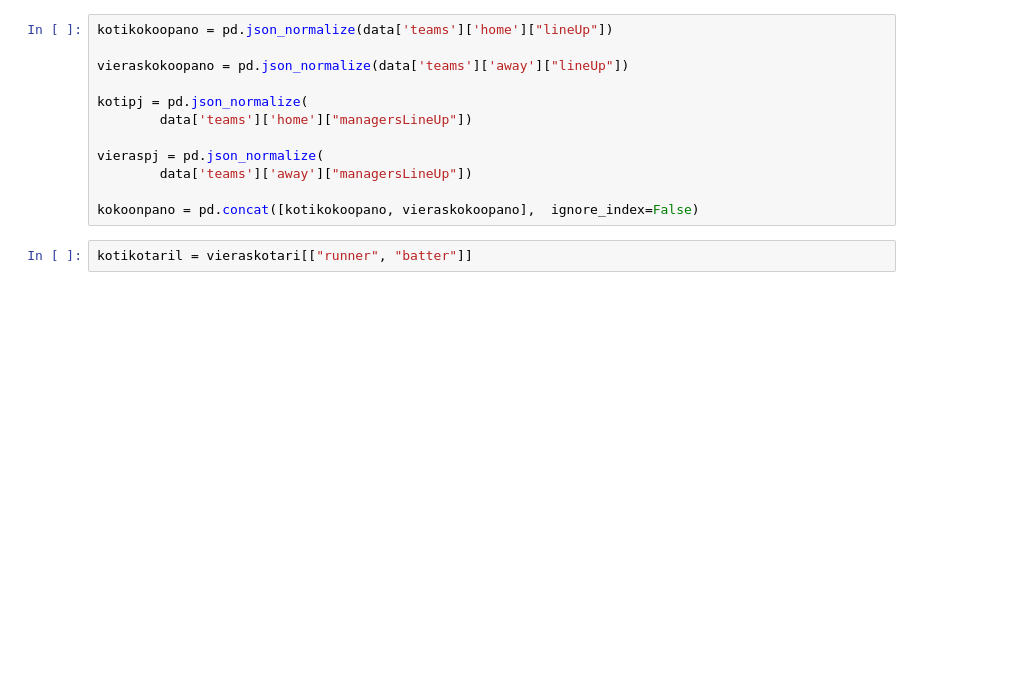
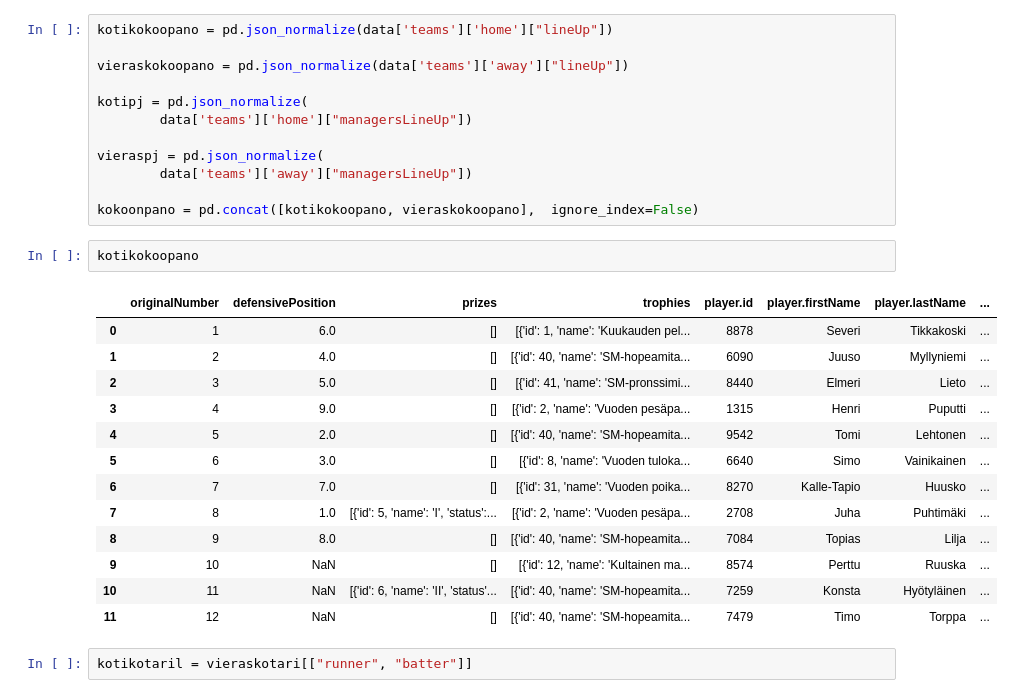
Before and after one commit to Ratizka/Pesistulokset-lisatiedot, a Jupyter notebook: src/testi.ipynb, the cells around one changed output. Cells and saved outputs as stored; diff of their text form; blank space fills up the shorter version.

```diff
--- a/src/testi.ipynb
+++ b/src/testi.ipynb
@@ -170,6 +170,22 @@ vieraspj = pd.json_normalize(
         data['teams']['away']["managersLineUp"])
 
 kokoonpano = pd.concat([kotikokoopano, vieraskokoopano],  ignore_index=False)
+# %%
+kotikokoopano
+# %% [output]
+|  | originalNumber | defensivePosition | prizes | trophies | player.id | player.firstName | player.lastName | ... |
+| 0 | 1 | 6.0 | [] | [{'id': 1, 'name': 'Kuukauden pel... | 8878 | Severi | Tikkakoski | ... |
+| 1 | 2 | 4.0 | [] | [{'id': 40, 'name': 'SM-hopeamita... | 6090 | Juuso | Myllyniemi | ... |
+| 2 | 3 | 5.0 | [] | [{'id': 41, 'name': 'SM-pronssimi... | 8440 | Elmeri | Lieto | ... |
+| 3 | 4 | 9.0 | [] | [{'id': 2, 'name': 'Vuoden pesäpa... | 1315 | Henri | Puputti | ... |
+| 4 | 5 | 2.0 | [] | [{'id': 40, 'name': 'SM-hopeamita... | 9542 | Tomi | Lehtonen | ... |
+| 5 | 6 | 3.0 | [] | [{'id': 8, 'name': 'Vuoden tuloka... | 6640 | Simo | Vainikainen | ... |
+| 6 | 7 | 7.0 | [] | [{'id': 31, 'name': 'Vuoden poika... | 8270 | Kalle-Tapio | Huusko | ... |
+| 7 | 8 | 1.0 | [{'id': 5, 'name': 'I', 'status':... | [{'id': 2, 'name': 'Vuoden pesäpa... | 2708 | Juha | Puhtimäki | ... |
+| 8 | 9 | 8.0 | [] | [{'id': 40, 'name': 'SM-hopeamita... | 7084 | Topias | Lilja | ... |
+| 9 | 10 | NaN | [] | [{'id': 12, 'name': 'Kultainen ma... | 8574 | Perttu | Ruuska | ... |
+| 10 | 11 | NaN | [{'id': 6, 'name': 'II', 'status'... | [{'id': 40, 'name': 'SM-hopeamita... | 7259 | Konsta | Hyötyläinen | ... |
+| 11 | 12 | NaN | [] | [{'id': 40, 'name': 'SM-hopeamita... | 7479 | Timo | Torppa | ... |
 # %%
 kotikotaril = vieraskotari[["runner", "batter"]]
 # %%
```
Also changed, not shown: 5 other files.
